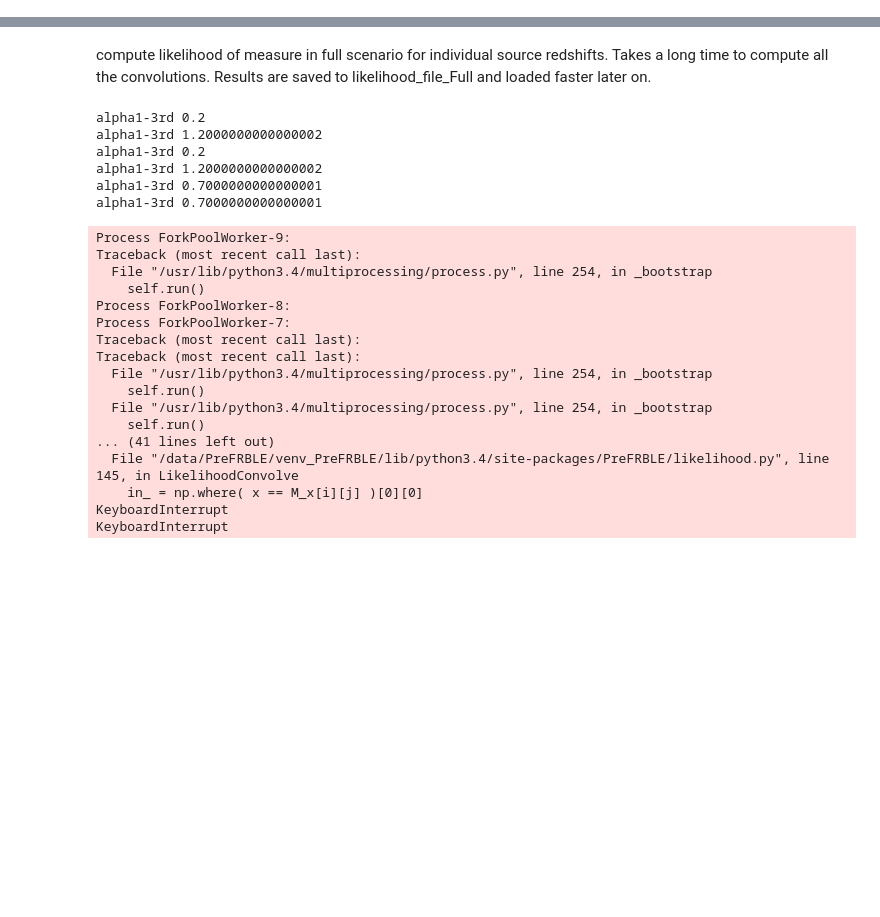
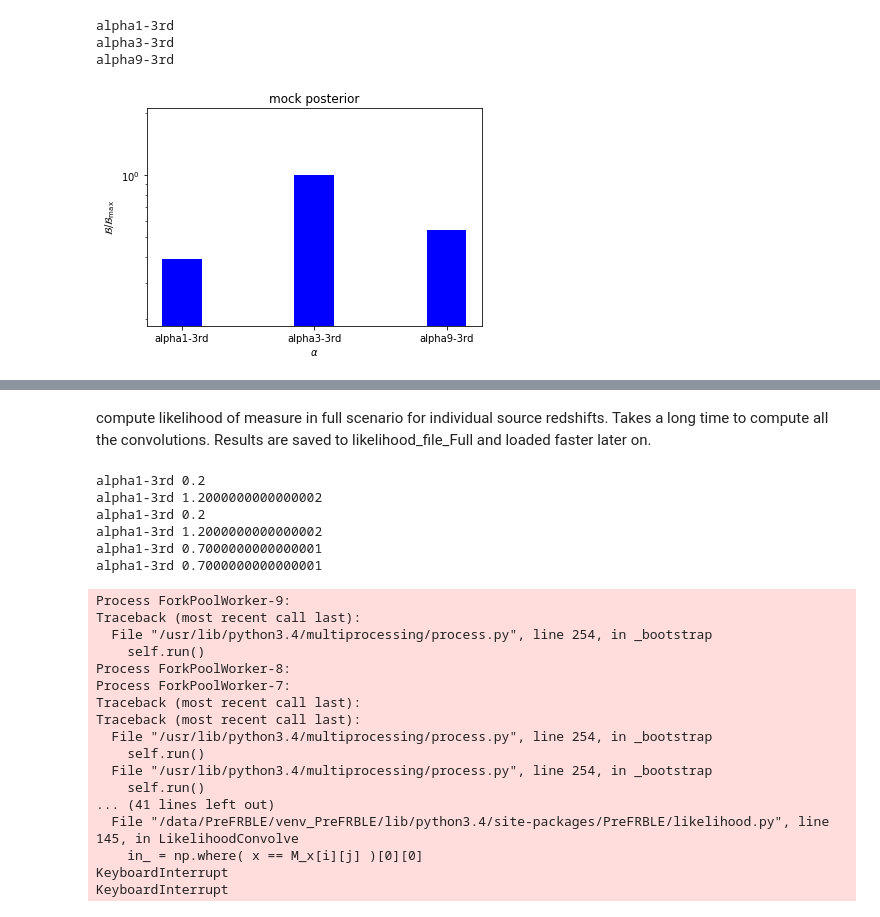
Before and after one commit to FRBs/PreFRBLE, a Jupyter notebook: notebooks/PreFRBLE_Likelihood.ipynb, the cells around one changed output, grey strips where cells are left out. Drawn from its saved outputs; the diff is of its cells as text; code cells hidden in the pictures; blank space fills up the shorter version.

```diff
--- a/notebooks/PreFRBLE_Likelihood.ipynb
+++ b/notebooks/PreFRBLE_Likelihood.ipynb
@@ -39,12 +61,3 @@ scenario1 = {
 #    'Inter' : ['Rodrigues18'],
     'Local' : ['Piro18/wind'],
 }
-# %%
-
-with h5.File( likelihood_file_Full, 'r' ) as f:
-    print( f.keys())
-    print( f['alpha1-3rd/Rodrigues18/Rodrigues18/smd/Piro18/wind/0.1'].keys())
-    print( f['primordial/Rodrigues18/Rodrigues18/smd/Piro18/wind/5.0'].keys())
-
-scenario_tmp['IGM'] = models_IGMF[0]
-print( len(GetLikelihood_Full( redshift=0.1, measure='RM',  **scenario_tmp ) ) )
@@ -52,0 +157,19 @@ NameError: name 'h5' is not defined
+# %%
+### compute Bayes factor
+Bs = []
+#for model in models_IGM[3:]:
+for model in models_IGMF:
+    print( model )
+    scenario_tmp = scenario0.copy()
+    scenario_tmp = scenario_IGM.copy()
+    scenario_tmp['IGM'] = [model]
+    Bs.append( BayesFactorCombined( DMs=FRBs['DM'], RMs=FRBs['RM'], scenario1=scenario_tmp, scenario2=scenario_IGM, population=population, telescope=telescope ) )
+Bs = np.array( Bs )
+
+### Plot
+PlotBayes( x=models_IGMF,  y=Bs, label=r"$\alpha$", title='mock posterior', width=0.3 )
+# %% [output]
+alpha1-3rd
+alpha3-3rd
+alpha9-3rd
+[figure, added]
```
Also changed, not shown: parts of 41 cells of this notebook, 9 other files.
